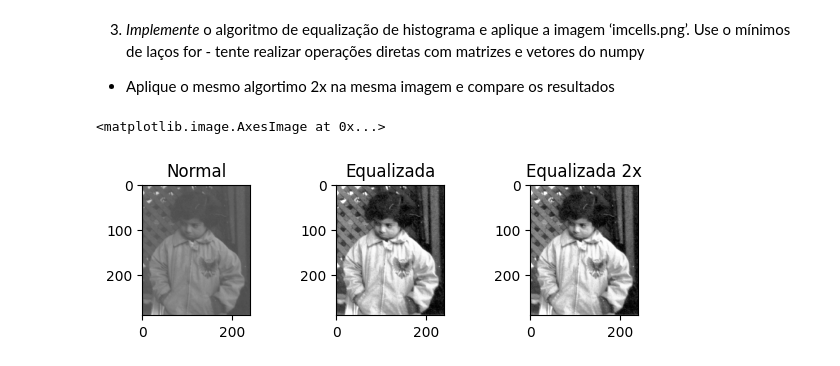
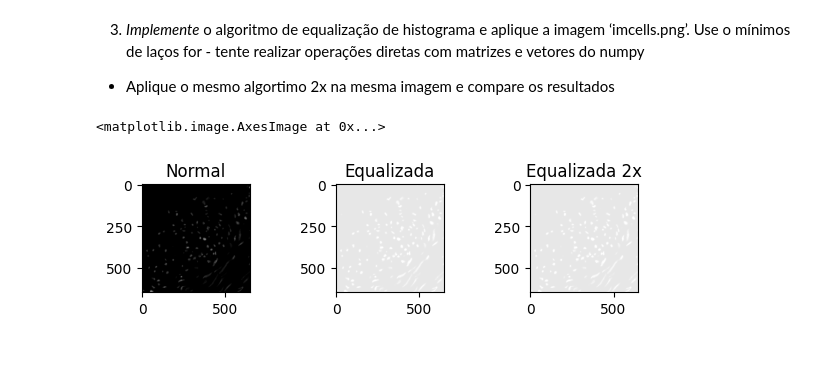
Before and after one commit to carlos-000-carlos/gsi058_t1_carlos.menezes, a Jupyter notebook: Lab03 - Histogram Equalization/Lab03_hist.ipynb, the cells around one changed output. Cells and saved outputs as stored; diff of their text form; code cells hidden in the pictures.

```diff
--- a/Lab03 - Histogram Equalization/Lab03_hist.ipynb
+++ b/Lab03 - Histogram Equalization/Lab03_hist.ipynb
@@ -102,8 +102,14 @@ def equalizar(img, img2):
     accu = np.zeros(256)
     novo = np.zeros(256)
 
-    freq[img[:1,:1]] += 1
-
+    i = (int)(0)
+    while(i < linhas):
+        j = (int)(0)
+        while(j < colunas):
+            x = (int)(img[i,j])
+            freq[x] += 1
+            j = j + 1
+        i = i + 1
 
     prob = freq / (float)(tam)
 
@@ -119,34 +125,34 @@ def equalizar(img, img2):
 
     i = (int)(0)
     while(i < linhas):
         j = (int)(0)
         while(j < colunas):
             x = (int)(img[i,j])
             img2[i,j] = round(novo[x])
             j = j + 1
         i = i + 1
 
-img = cv2.imread("pout.tif", cv2.IMREAD_GRAYSCALE)
-img2 = cv2.imread("pout.tif", cv2.IMREAD_GRAYSCALE)
-img3 = cv2.imread("pout.tif", cv2.IMREAD_GRAYSCALE)
+img = cv2.imread("im_cells.png", cv2.IMREAD_GRAYSCALE)
+img2 = cv2.imread("im_cells.png", cv2.IMREAD_GRAYSCALE)
+img3 = cv2.imread("im_cells.png", cv2.IMREAD_GRAYSCALE)
 
 equalizar(img, img2)
 equalizar(img2, img3)
 
 plt.subplot(1,3,1)
 plt.subplots_adjust(wspace=0.8)
 plt.title('Normal')
 plt.imshow(img, cmap='gray', vmin=0, vmax=255)
 
 plt.subplot(1,3,2)
 plt.subplots_adjust(wspace=0.8)
 plt.title('Equalizada')
 plt.imshow(img2, cmap='gray', vmin=0, vmax=255)
 
 plt.subplot(1,3,3)
 plt.subplots_adjust(wspace=0.8)
 plt.title('Equalizada 2x')
 plt.imshow(img3, cmap='gray', vmin=0, vmax=255)
 # %% [output]
 <matplotlib.image.AxesImage at 0x...>
-[figure, old version]
+[figure, new version]
```
